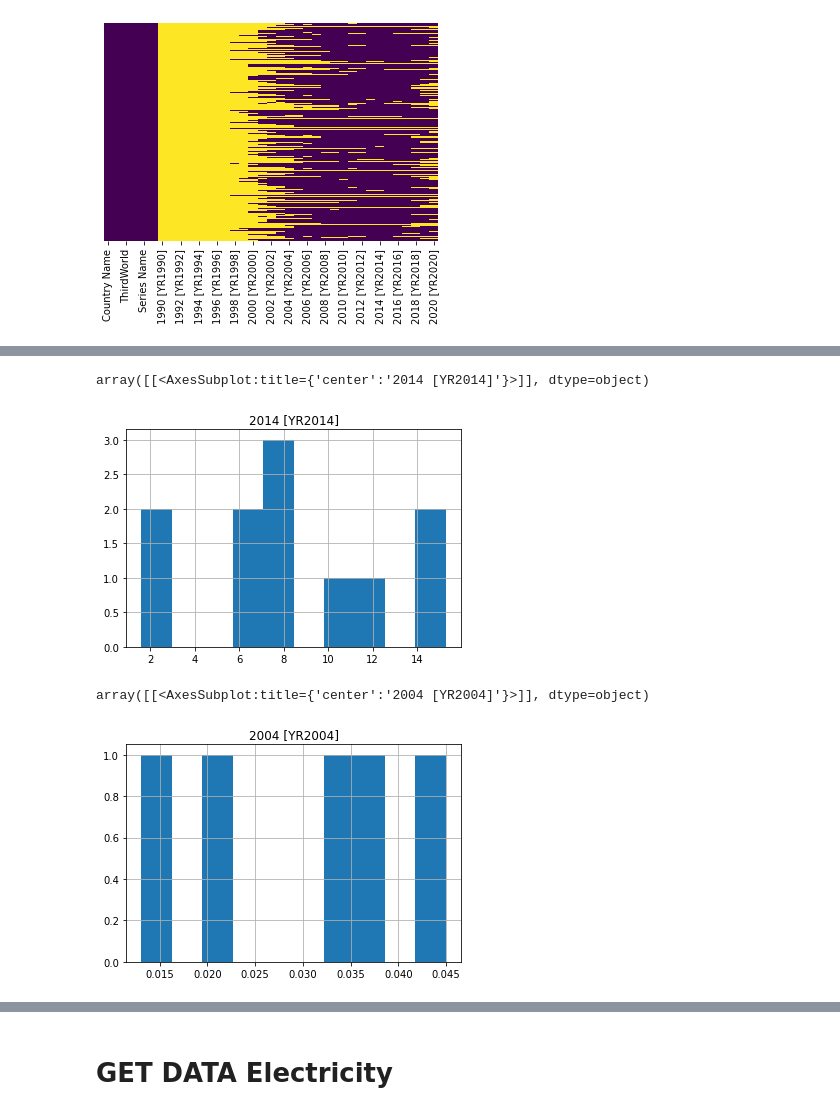
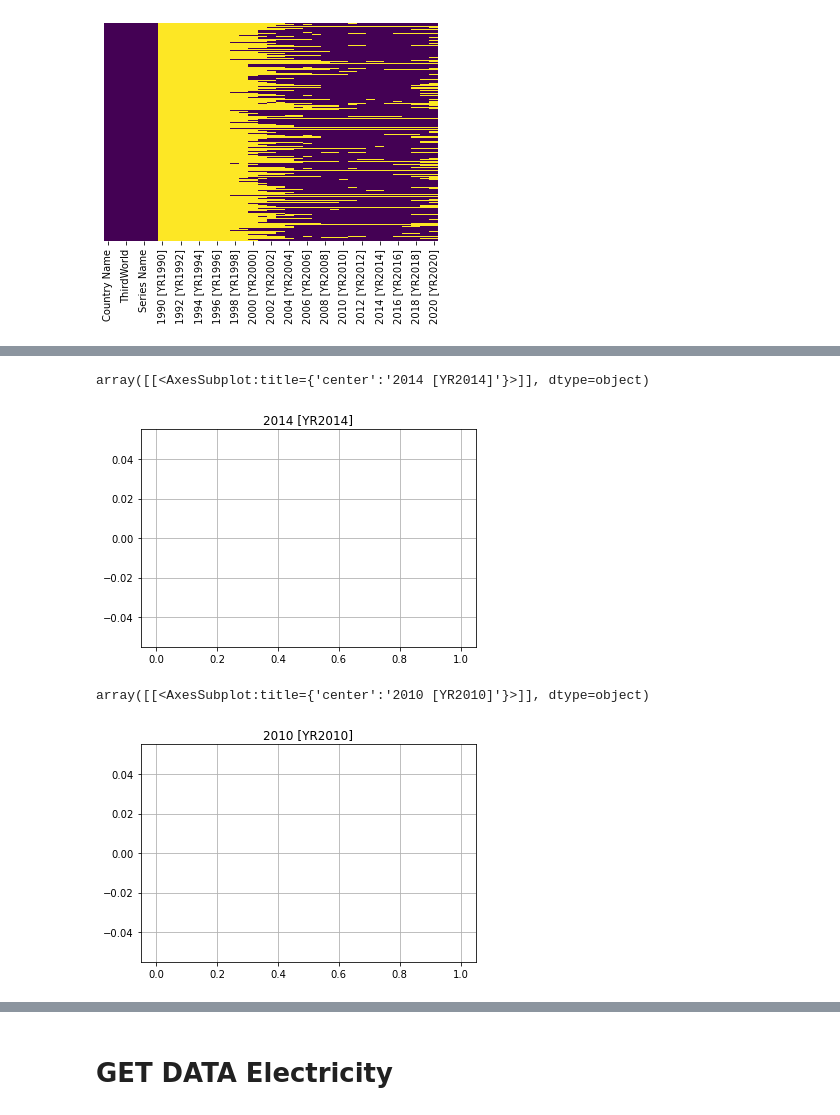
Before and after one commit to pant411/Pant_Stat_Asign1, a Jupyter notebook: assign1_part2_1.ipynb, the cells around one changed output, grey strips where cells are left out. Saved outputs shown, nothing was run; the diff lists cells and outputs as text; code cells hidden in the pictures.

Commit message:
ลืม dropna......

```diff
--- a/assign1_part2_1.ipynb
+++ b/assign1_part2_1.ipynb
@@ -72,6 +72,7 @@ sns.heatmap(broadband1.isnull(),yticklabels=False,cbar=False,cmap='viridis')
 [figure]
 # %%
 broadband1.drop(['1990 [YR1990]','1991 [YR1991]','1992 [YR1992]','1993 [YR1993]','1994 [YR1994]','1995 [YR1995]','1996 [YR1996]','1997 [YR1997]'],axis=1, inplace=True)
-broadband1.head()
+broadband1 = broadband1.dropna()
+broadband1
 # %% [output]
 |  | Country Name | Region | ThirdWorld | Country Code | Series Name | Series Code | 1998 [YR1998] | ... |
@@ -366,5 +277,5 @@ Lower Whisker:  -3.777347288125002
 SA_broadband_without_2014.hist()
 # %% [output]
 array([[<AxesSubplot:title={'center':'2014 [YR2014]'}>]], dtype=object)
-[figure, old version]
+[figure, new version]
 # %%
@@ -372,6 +283,6 @@ array([[<AxesSubplot:title={'center':'2014 [YR2014]'}>]], dtype=object)
 # %%
-broadband1[broadband1.Region=="Western Asia"].hist(column='2004 [YR2004]')
+broadband1[broadband1.Region=="Western Asia"].hist(column='2010 [YR2010]')
 # %% [output]
-array([[<AxesSubplot:title={'center':'2004 [YR2004]'}>]], dtype=object)
+array([[<AxesSubplot:title={'center':'2010 [YR2010]'}>]], dtype=object)
-[figure, old version]
+[figure, new version]
 # %%
```
Also changed, not shown: parts of 90 cells of this notebook, 14 other files.
